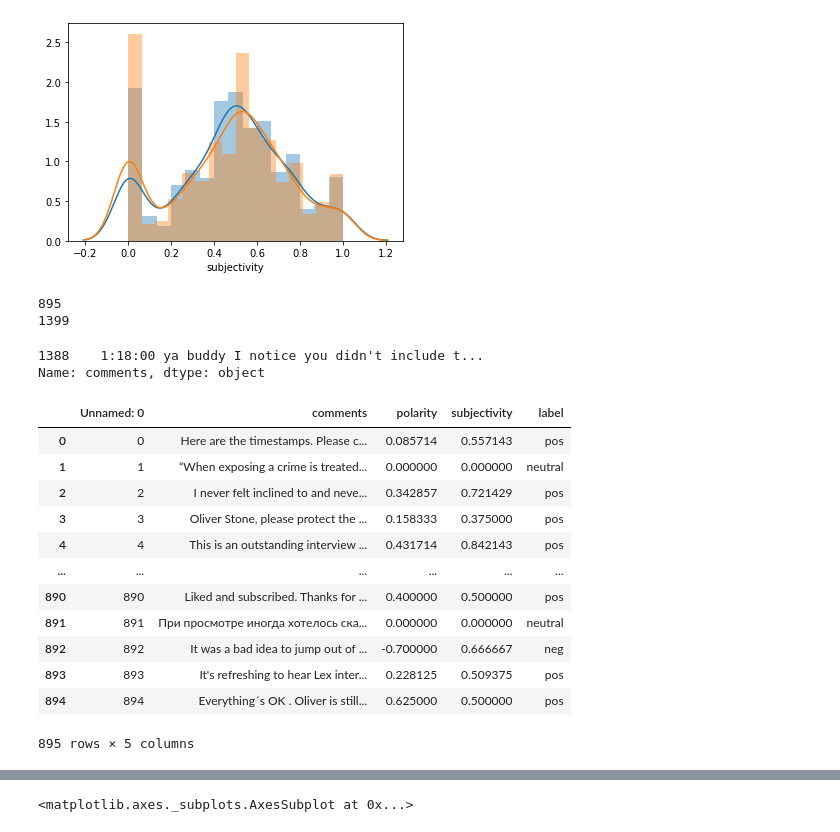
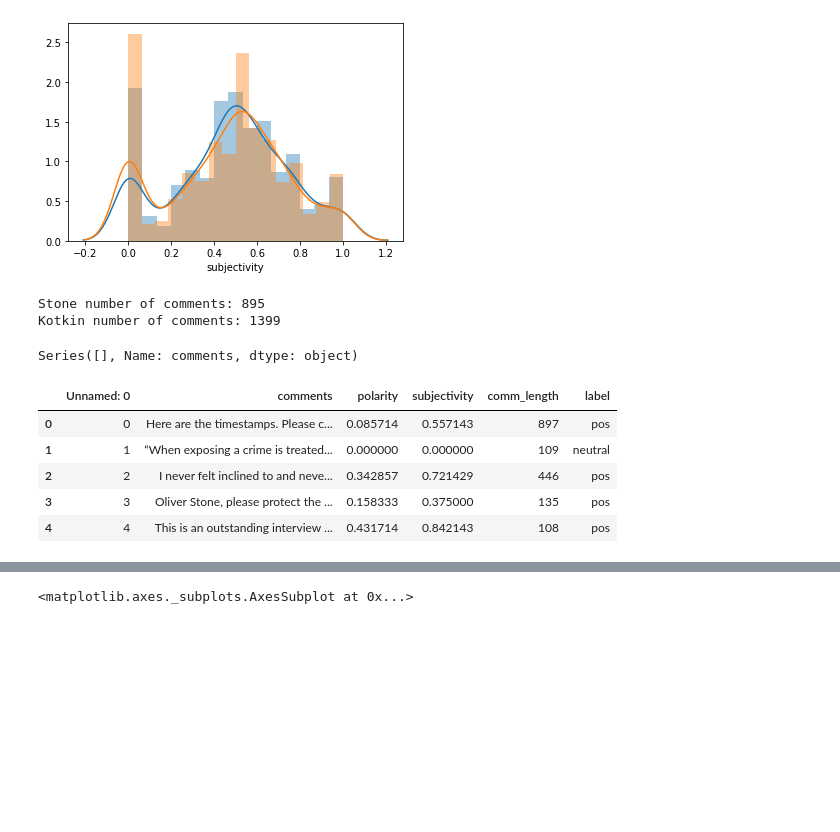
Before and after one commit to KamenDamov/NLP-Comments, a Jupyter notebook: analysis.ipynb, the cells around one changed output, grey strips where cells are left out. Cells and saved outputs as stored; diff of their text form; code cells hidden in the pictures; blank space fills up the shorter version.

```diff
--- a/analysis.ipynb
+++ b/analysis.ipynb
@@ -15,6 +16,9 @@ kot_df.rename({'0':'comments'}, axis=1, inplace=True)
 sto_df.rename({'0':'comments'}, axis=1, inplace = True)
 # %%
 #Data exploration and high level data analysis
+# %%
+kot_df = kot_df.applymap(str)
+sto_df = sto_df.applymap(str)
 # %%
 kot_df.dtypes
 # %% [output]
@@ -22,10 +26,15 @@ Unnamed: 0     int64
 comments      object
 dtype: object
 # %%
+#Creating polarity and subjectivity columns
 kot_df['polarity'] = kot_df['comments'].apply(lambda x: TextBlob(str(x)).sentiment[0])
 kot_df['subjectivity'] = kot_df['comments'].apply(lambda x: TextBlob(str(x)).sentiment[1])
 sto_df['polarity'] = sto_df['comments'].apply(lambda x: TextBlob(str(x)).sentiment[0])
 sto_df['subjectivity'] = sto_df['comments'].apply(lambda x: TextBlob(str(x)).sentiment[1])
+
+#Creating
+kot_df['comm_length'] = kot_df['comments'].apply(lambda x: len(x))
+sto_df['comm_length'] = sto_df['comments'].apply(lambda x: len(x))
 # %%
 sto_df[sto_df['polarity']>=0.5]
 # %% [output]
@@ -58,18 +66,15 @@ sns.distplot(kot_df['subjectivity'])
 # %%
 #The distribution are fairly similar
 # %%
-print(len(sto_df))
-print(len(kot_df))
+print('Stone number of comments:',len(sto_df))
+print('Kotkin number of comments:',len(kot_df))
 # %% [output]
-895
-1399
+Stone number of comments: 895
+Kotkin number of comments: 1399
-# %%
-#pd.set_option('display.max_colwidth', None)
-#pd.set_option('display.max_rows', None)
-kot_df[kot_df['Unnamed: 0']==1388].comments
-# %% [output]
-1388    1:18:00 ya buddy I notice you didn't include t...
-Name: comments, dtype: object
+# %%
+kot_df[kot_df['Unnamed: 0']==1388].comments
+# %% [output]
+Series([], Name: comments, dtype: object)
 # %%
 def label_assig(val):
     if val == 0:
@@ -81,21 +86,14 @@ def label_assig(val):
 kot_df['label'] = kot_df['polarity'].apply(label_assig)
 sto_df['label'] = sto_df['polarity'].apply(label_assig)
 # %%
-sto_df
+sto_df.head()
 # %% [output]
-|  | Unnamed: 0 | comments | polarity | subjectivity | label |
-| 0 | 0 | Here are the timestamps. Please c... | 0.085714 | 0.557143 | pos |
-| 1 | 1 | “When exposing a crime is treated... | 0.000000 | 0.000000 | neutral |
-| 2 | 2 | I never felt inclined to and neve... | 0.342857 | 0.721429 | pos |
-| 3 | 3 | Oliver Stone, please protect the ... | 0.158333 | 0.375000 | pos |
-| 4 | 4 | This is an outstanding interview ... | 0.431714 | 0.842143 | pos |
-| ... | ... | ... | ... | ... | ... |
-| 890 | 890 | Liked and subscribed. Thanks for ... | 0.400000 | 0.500000 | pos |
-| 891 | 891 | При просмотре иногда хотелось ска... | 0.000000 | 0.000000 | neutral |
-| 892 | 892 | It was a bad idea to jump out of ... | -0.700000 | 0.666667 | neg |
-| 893 | 893 | It's refreshing to hear Lex inter... | 0.228125 | 0.509375 | pos |
-| 894 | 894 | Everything´s OK . Oliver is still... | 0.625000 | 0.500000 | pos |
+|  | Unnamed: 0 | comments | polarity | subjectivity | comm_length | label |
+| 0 | 0 | Here are the timestamps. Please c... | 0.085714 | 0.557143 | 897 | pos |
+| 1 | 1 | “When exposing a crime is treated... | 0.000000 | 0.000000 | 109 | neutral |
+| 2 | 2 | I never felt inclined to and neve... | 0.342857 | 0.721429 | 446 | pos |
+| 3 | 3 | Oliver Stone, please protect the ... | 0.158333 | 0.375000 | 135 | pos |
+| 4 | 4 | This is an outstanding interview ... | 0.431714 | 0.842143 | 108 | pos |
-895 rows × 5 columns
 # %%
 #Let's put the two datasets togheter, and plot them out
 kot_df['video'] = 'Kotkin'
```
Also changed, not shown: parts of 29 cells of this notebook, 1 other file.
